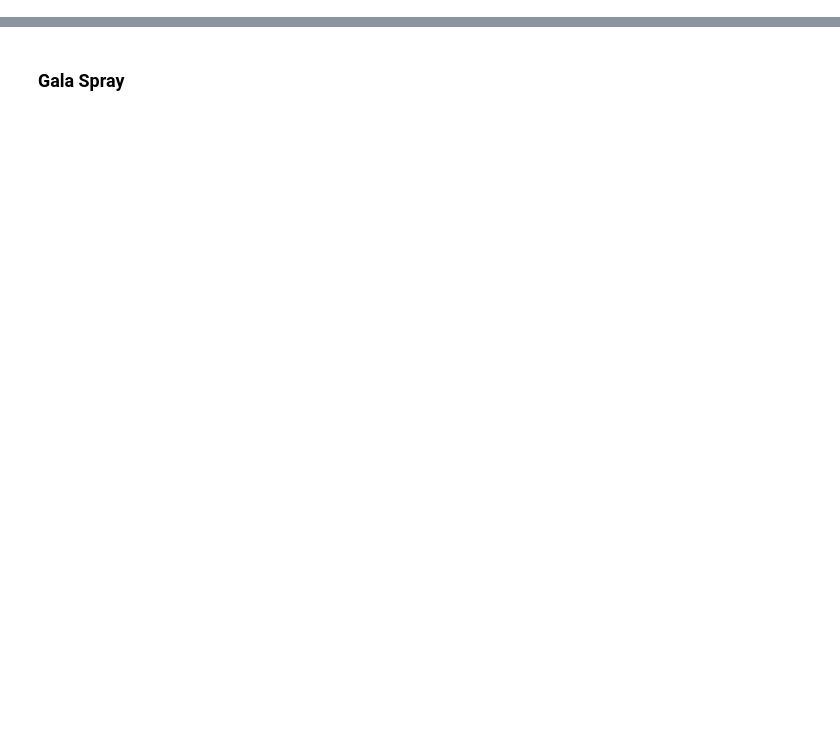
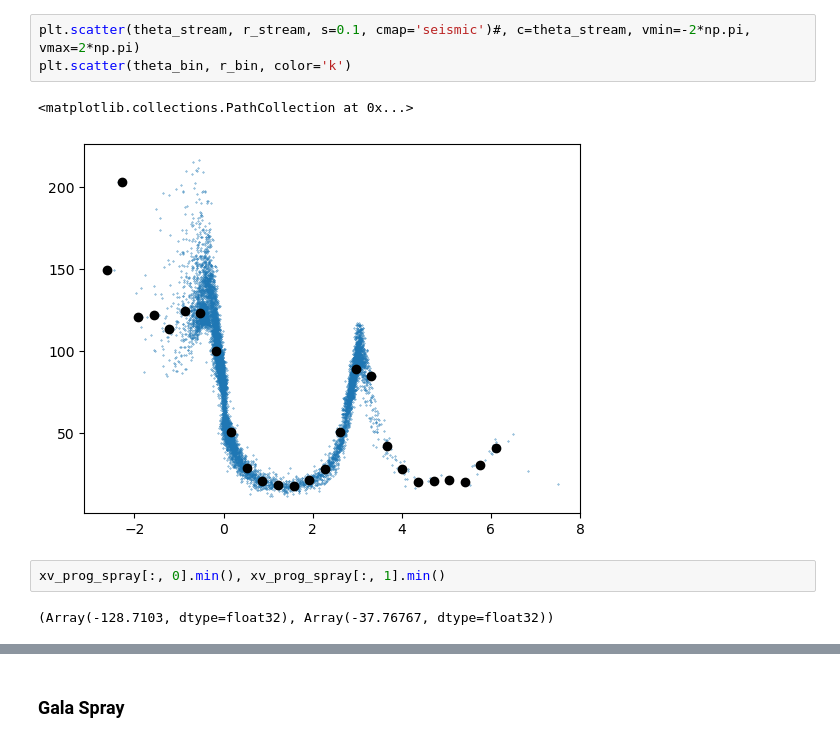
Before and after one commit to David-Chemaly/StreaMAX, a Jupyter notebook: spray_compare.ipynb, the cells around one changed output, grey strips where cells are left out. Cells and saved outputs as stored; diff of their text form; blank space fills up the shorter version.

```diff
--- a/spray_compare.ipynb
+++ b/spray_compare.ipynb
@@ -149,0 +71,10 @@ AttributeError: 'agama.Potential' object has no attribute 'eval'
+# %%
+plt.scatter(theta_stream, r_stream, s=0.1, cmap='seismic')#, c=theta_stream, vmin=-2*np.pi, vmax=2*np.pi)
+plt.scatter(theta_bin, r_bin, color='k')
+# %% [output]
+<matplotlib.collections.PathCollection at 0x...>
+[figure, added]
+# %%
+xv_prog_spray[:, 0].min(), xv_prog_spray[:, 1].min()
+# %% [output]
+(Array(-128.7103, dtype=float32), Array(-37.76767, dtype=float32))
```
Also changed, not shown: parts of 29 cells of this notebook, 5 other files.
